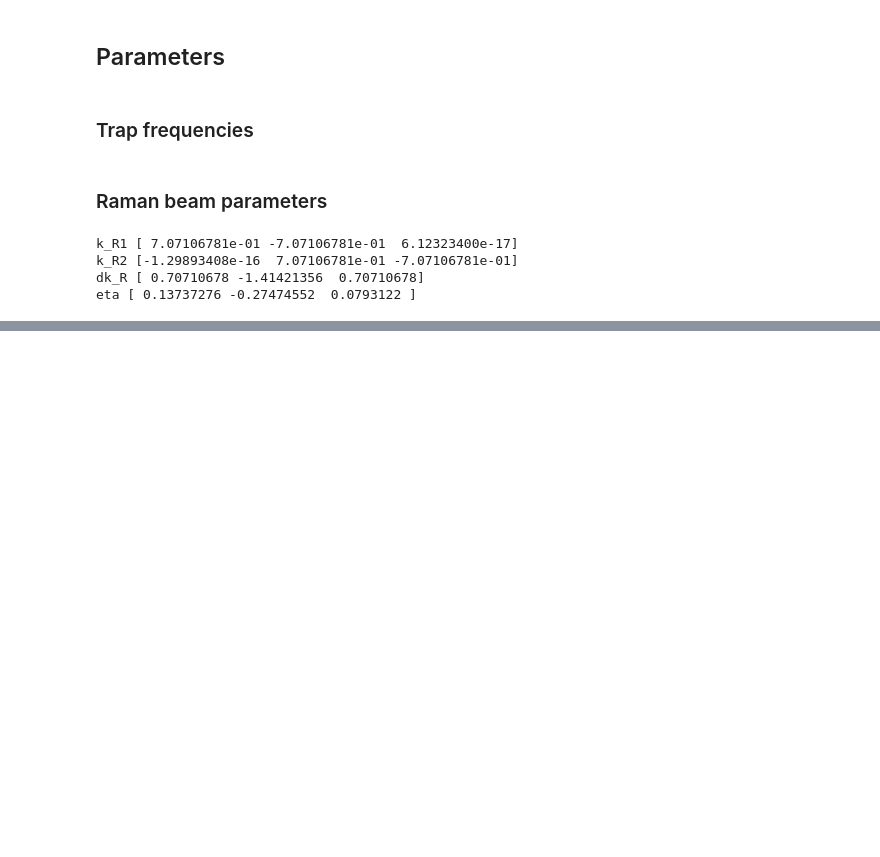
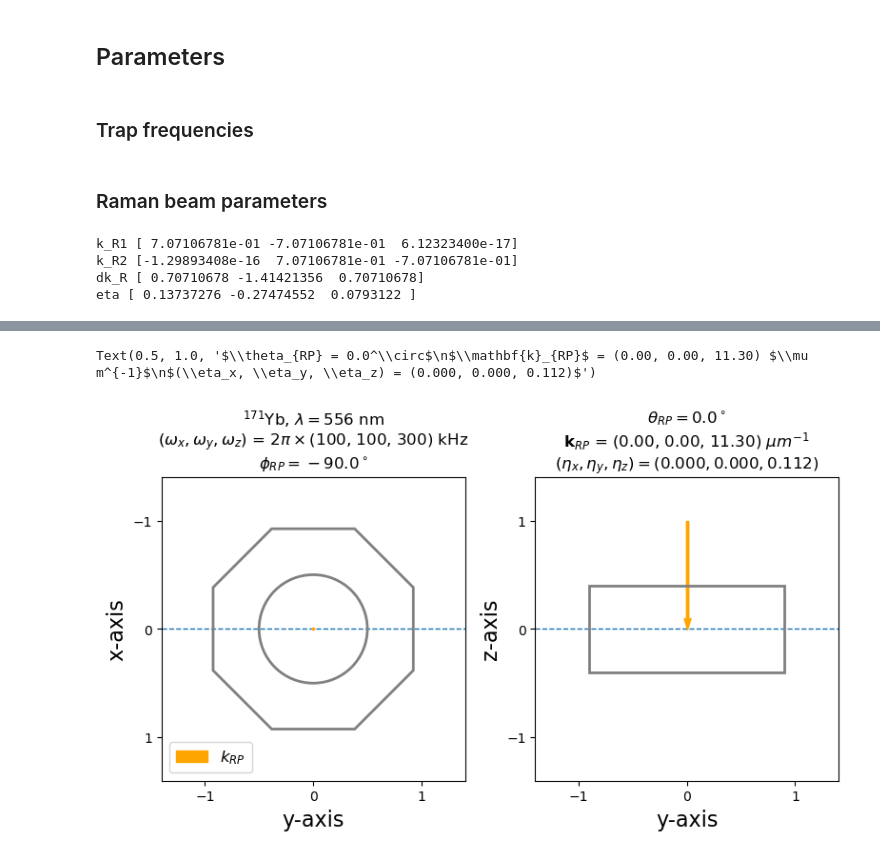
Before and after one commit to HidekiOzawa-NanoQT/Raman_sideband_cooling, a Jupyter notebook: EstimationOfRamanMomentum.ipynb, the cells around one changed output, grey strips where cells are left out. Cells and saved outputs as stored; diff of their text form; code cells hidden in the pictures; blank space fills up the shorter version.

```diff
--- a/EstimationOfRamanMomentum.ipynb
+++ b/EstimationOfRamanMomentum.ipynb
@@ -194,0 +197,13 @@ Text(0.5, 1.0, '$\\theta_{R1} = 90.0^\\circ$, $\\theta_{R2} = 135.0^\\circ$\n$\\
+# %%
+theta_RP = 0 #[degree] polar angle of Raman1 (min:0, max:180)
+phi_RP = 0 #[degree] azimuthal angle of Raman1 (min:0, max:360)
+# %%
+phi_RP = phi_RP - 90
+
+
+k_RP = np.array([np.sin(np.pi * theta_RP / 180) * np.cos(np.pi * phi_RP / 180),
+                 np.sin(np.pi * theta_RP / 180) * np.sin(np.pi * phi_RP / 180),
+                 np.cos(np.pi * theta_RP / 180)])
+
+print("k_RP", k_RP)
+print("eta_RP", k_RP*k_D1*np.array([a_x,a_y,a_z]))
@@ -194,0 +213,65 @@ Text(0.5, 1.0, '$\\theta_{R1} = 90.0^\\circ$, $\\theta_{R2} = 135.0^\\circ$\n$\\
+# %%
+dk_RP = k_D1*np.abs(k_RP)
+a_xyz = np.array([a_x, a_y, a_z])
+eta_LD = dk_RP * a_xyz
+
+labelsize=16
+xmin=-1.4
+xmax=-xmin
+ymin=xmin
+zmin=xmin
+ymax=xmax
+zmax=xmax
+
+fig =plt.figure(figsize=[8,5],dpi = 100)
+ax1 = fig.add_subplot(1,2,1)
+ax1.hlines(y=0,xmin=xmin,xmax=xmax, linestyles='--',linewidth=1,zorder=0)
+ax1.quiver(-k_RP[1], -k_RP[0], k_RP[1], k_RP[0], color='orange', angles='xy', scale_units='xy',scale=1,linewidth=1, edgecolor='orange',label="$k_{RP}$")
+ax1.set_aspect('equal')
+center=PixCoord(0,0)
+region1_pix = CirclePixelRegion(center,radius=0.5)
+region1_pix.plot(ax=ax1, color='gray', lw=2, linestyle='-')
+region2_pix = RegularPolygonPixelRegion(center, 8, 1,angle=180/8*u.deg)
+region2_pix.plot(ax=ax1, color='gray', lw=2, linestyle = '-')
+
+
+
+ax1.set_xlim([xmin, xmax])
+ax1.set_ylim([ymax, ymin])
+ax1.xaxis.set_ticks(np.linspace(-1,1,3))
+ax1.yaxis.set_ticks(np.linspace(-1,1,3))
+
+
+ax1.legend(loc='lower left',fontsize=12)
+
+ax1.set_xlabel('y-axis',fontsize=labelsize)
+ax1.set_ylabel('x-axis',fontsize=labelsize)
+txt_Title = r'$^{171}$Yb, $\lambda=556$ nm' +'\n'
+txt_Title += r'$(\omega_x, \omega_y, \omega_z)$ = $2 \pi \times $(%d, %d, %d) kHz' % (omega_x / 1e3, omega_y / 1e3,omega_z / 1e3)
+txt_Title += '\n$\phi_{RP} = %.1f^\circ$' % (phi_RP+90)
+
+ax1.set_title(txt_Title,fontsize=12)
+
+
+ax2 = fig.add_subplot(1,2,2)
+ax2.hlines(y=0,xmin=ymin,xmax=ymax, linestyles='--',linewidth=1,zorder=0)
+ax2.quiver(-k_RP[1], k_RP[2], k_RP[1], -k_RP[2], color='orange', angles='xy', scale_units='xy', scale=1, linewidth=1, edgecolor='orange', label="$k_{RP}$")
+ax2.set_aspect('equal')
+region3_pix = RectanglePixelRegion(center, width=1.8,height=0.8)
+region3_pix.plot(ax=ax2, color='gray', lw=2, linestyle = '-')
+ax2.set_xlim([ymin, ymax])
+ax2.set_ylim([zmin, zmax])
+ax2.xaxis.set_ticks(np.linspace(-1,1,3))
+ax2.yaxis.set_ticks(np.linspace(-1,1,3))
+ax2.set_xlabel('y-axis',fontsize=labelsize)
+ax2.set_ylabel('z-axis',fontsize=labelsize)
+
+plt.tight_layout()
+txt_Title = r'$\theta_{RP} = %.1f^\circ$' % (theta_RP)
+txt_Title += '\n$\mathbf{k}_{RP}$ = (%.2f, %.2f, %.2f) $\mu m^{-1}$\n' % (dk_RP[0] / 1e6,dk_RP[1] / 1e6, dk_RP[2] / 1e6)
+txt_Title += "$(\eta_x, \eta_y, \eta_z) = (%.3f, %.3f, %.3f)$" % (eta_LD[0], eta_LD[1], eta_LD[2])
+
+ax2.set_title(txt_Title, fontsize=12)
+# %% [output]
+Text(0.5, 1.0, '$\\theta_{RP} = 0.0^\\circ$\n$\\mathbf{k}_{RP}$ = (0.00, 0.00, 11.30) $\\mu m^{-1}$\n$(\\eta_x, \\eta_y, \\eta_z) = (0.000, 0.000, 0.112)$')
+[figure, added]
```
Also changed, not shown: parts of 3 cells of this notebook.
